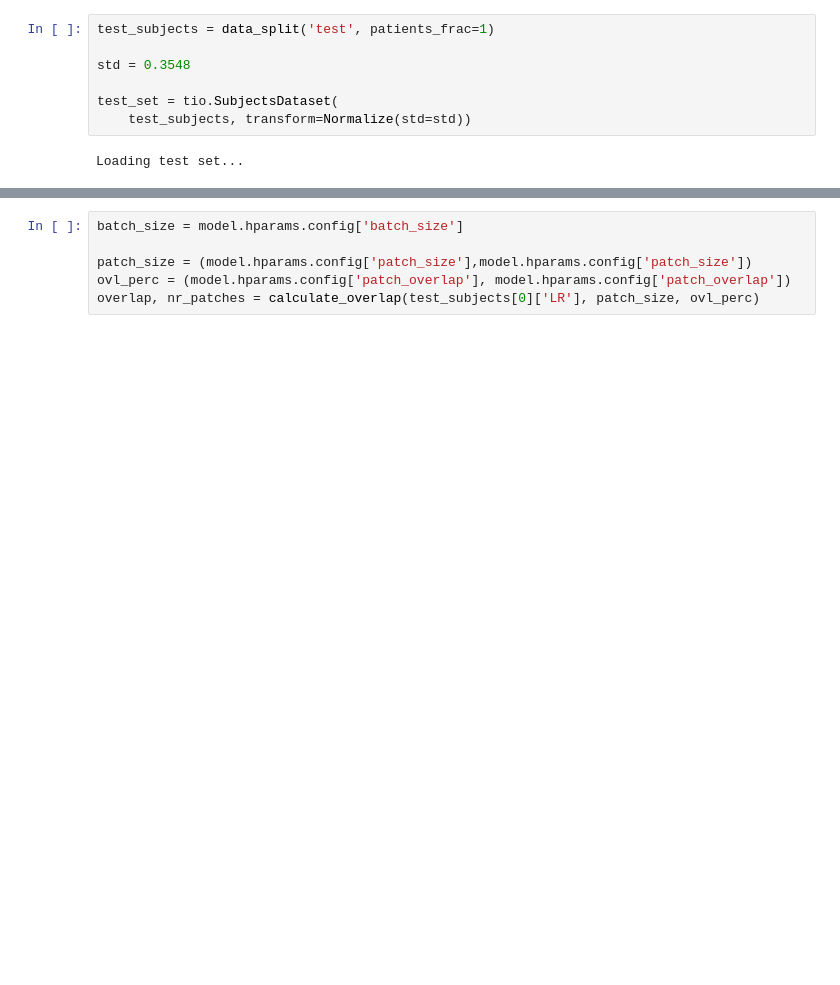
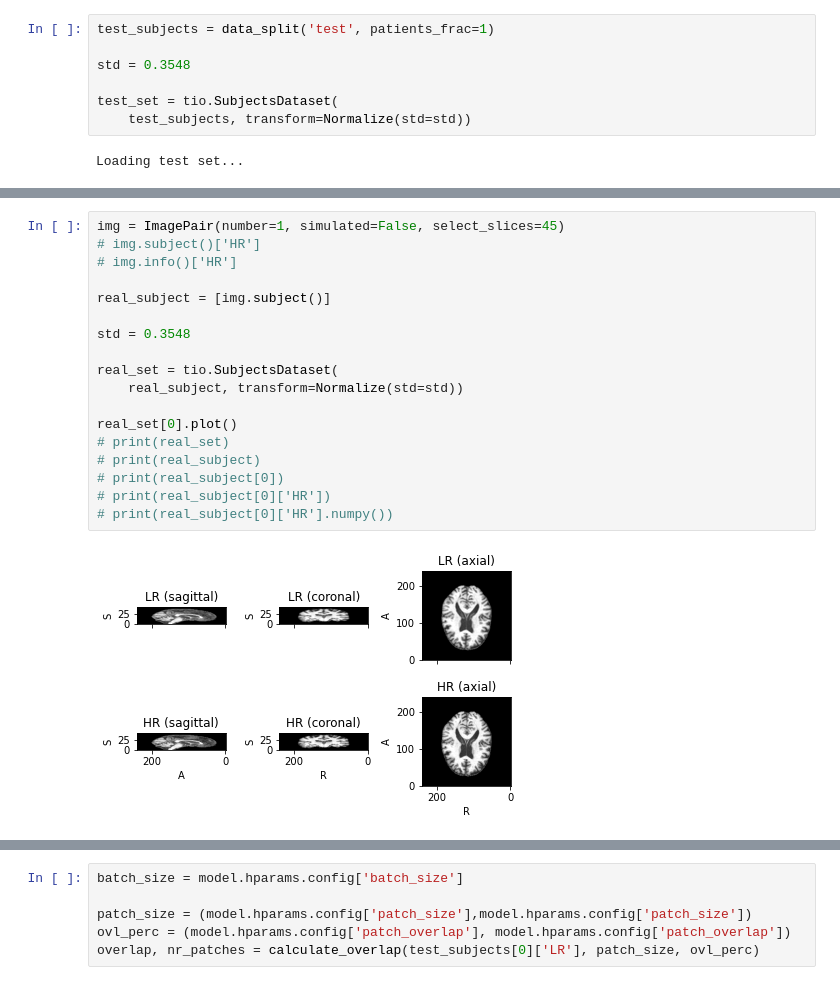
Before and after one commit to rienboonstoppel/SRGan, a Jupyter notebook: predict.ipynb, the cells around one changed output, grey strips where cells are left out. Drawn from its saved outputs; the diff is of its cells as text; blank space fills up the shorter version.

```diff
--- a/predict.ipynb
+++ b/predict.ipynb
@@ -43 +65,21 @@ Loading test set...
+# %%
+img = ImagePair(number=1, simulated=False, select_slices=45)
+# img.subject()['HR']
+# img.info()['HR']
+
+real_subject = [img.subject()]
+
+std = 0.3548
+
+real_set = tio.SubjectsDataset(
+    real_subject, transform=Normalize(std=std))
+
+real_set[0].plot()
+# print(real_set)
+# print(real_subject)
+# print(real_subject[0])
+# print(real_subject[0]['HR'])
+# print(real_subject[0]['HR'].numpy())
+# %% [output]
+[figure, added]
 # %%
```
Also changed, not shown: parts of 12 cells of this notebook, 3 other files.
